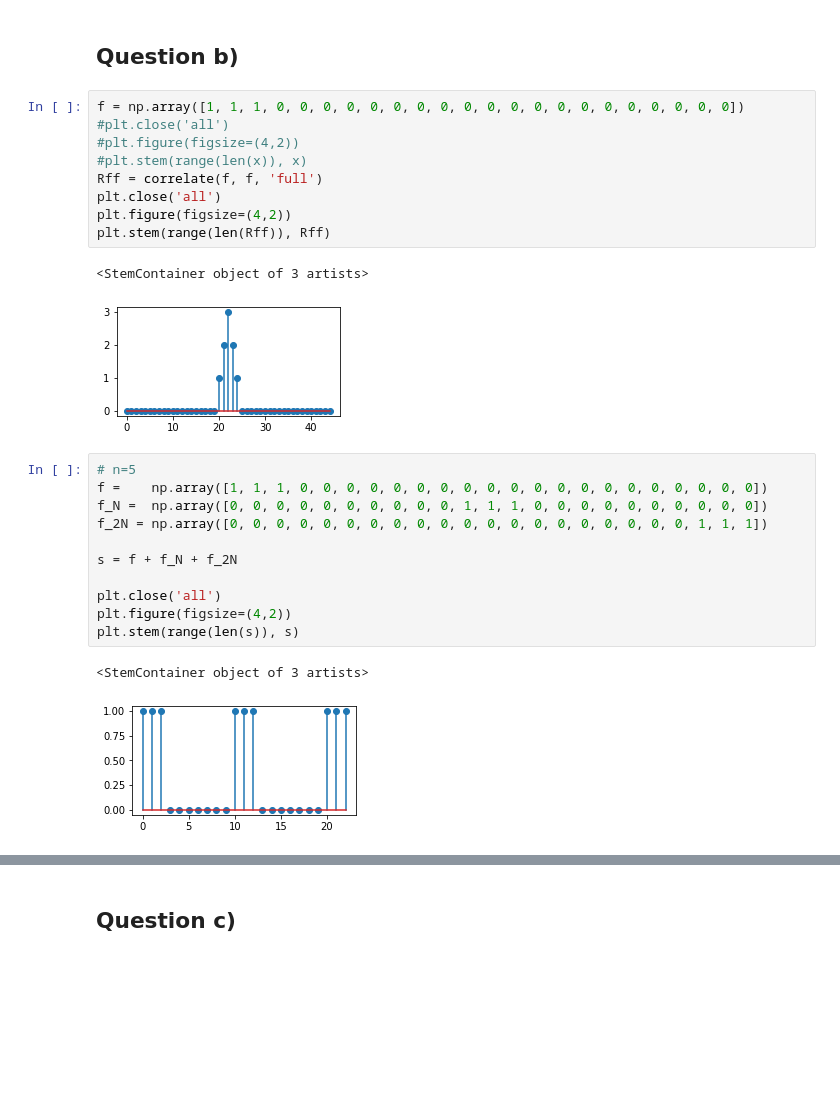
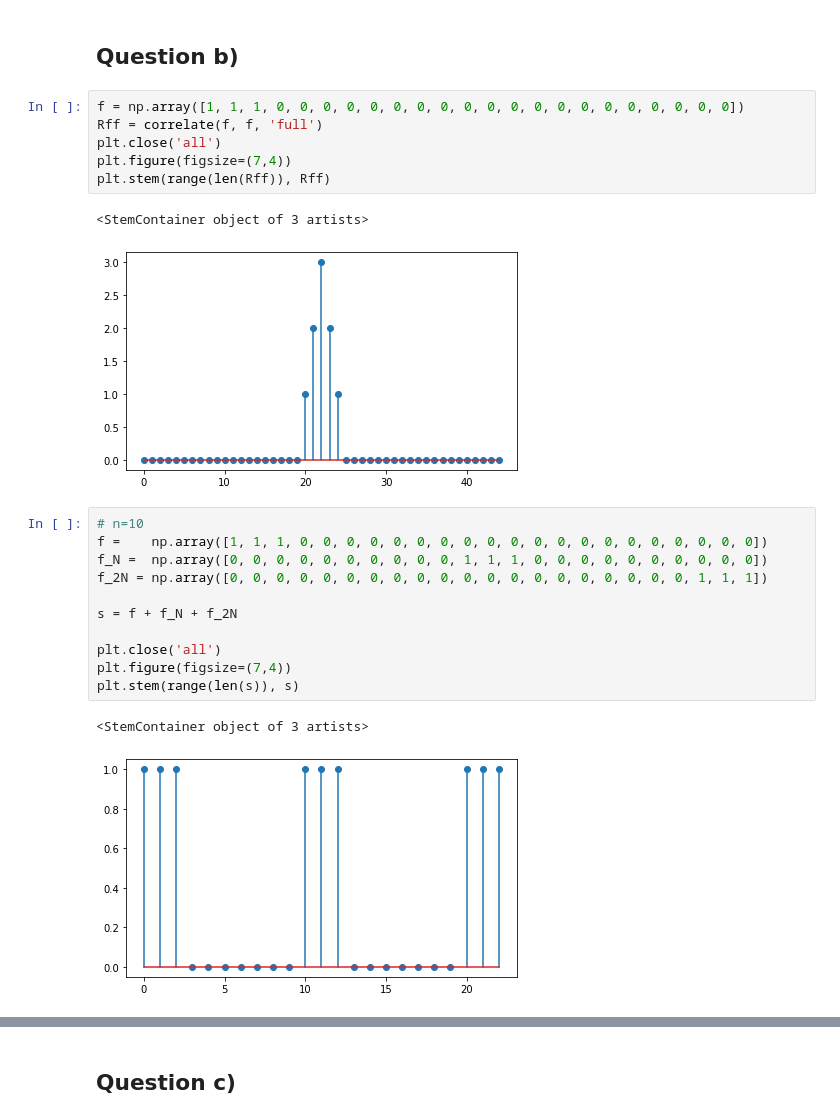
Before and after one commit to TomasGadea/notebook_vocoder, a Jupyter notebook: Vocoder.ipynb, the cells around one changed output, grey strips where cells are left out. Saved outputs shown, nothing was run; the diff lists cells and outputs as text; blank space fills up the shorter version.

```diff
--- a/Vocoder.ipynb
+++ b/Vocoder.ipynb
@@ -221,30 +221,27 @@ $$\quad Q.E.D.$$
 ## Question b)
 # %%
 f = np.array([1, 1, 1, 0, 0, 0, 0, 0, 0, 0, 0, 0, 0, 0, 0, 0, 0, 0, 0, 0, 0, 0, 0])
-#plt.close('all')
-#plt.figure(figsize=(4,2))
-#plt.stem(range(len(x)), x)
 Rff = correlate(f, f, 'full')
 plt.close('all')
-plt.figure(figsize=(4,2))
+plt.figure(figsize=(7,4))
 plt.stem(range(len(Rff)), Rff)
 # %% [output]
 <StemContainer object of 3 artists>
-[figure, old version]
+[figure, new version]
 # %%
-# n=5
+# n=10
 f =    np.array([1, 1, 1, 0, 0, 0, 0, 0, 0, 0, 0, 0, 0, 0, 0, 0, 0, 0, 0, 0, 0, 0, 0])
 f_N =  np.array([0, 0, 0, 0, 0, 0, 0, 0, 0, 0, 1, 1, 1, 0, 0, 0, 0, 0, 0, 0, 0, 0, 0])
 f_2N = np.array([0, 0, 0, 0, 0, 0, 0, 0, 0, 0, 0, 0, 0, 0, 0, 0, 0, 0, 0, 0, 1, 1, 1])
 
 s = f + f_N + f_2N
 
 plt.close('all')
-plt.figure(figsize=(4,2))
+plt.figure(figsize=(7,4))
 plt.stem(range(len(s)), s)
 # %% [output]
 <StemContainer object of 3 artists>
-[figure, old version]
+[figure, new version]
 # %%
 Rss = correlate(s, s, 'full')
 plt.close('all')
```
Also changed, not shown: parts of 17 cells of this notebook.
